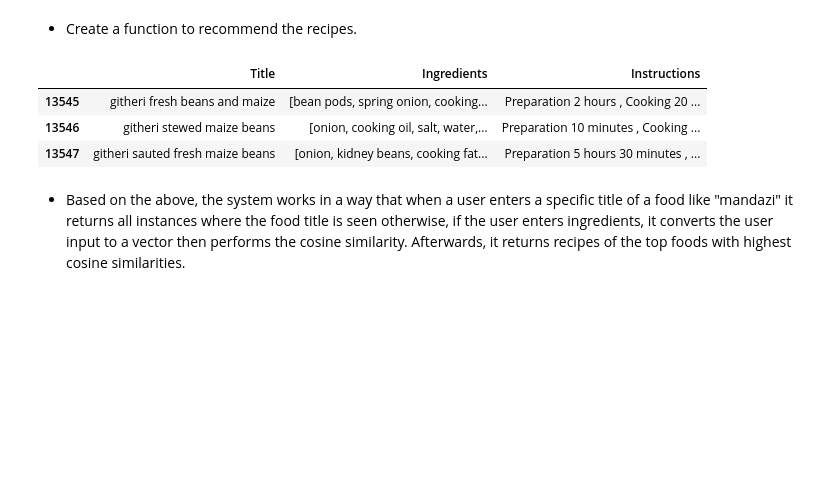
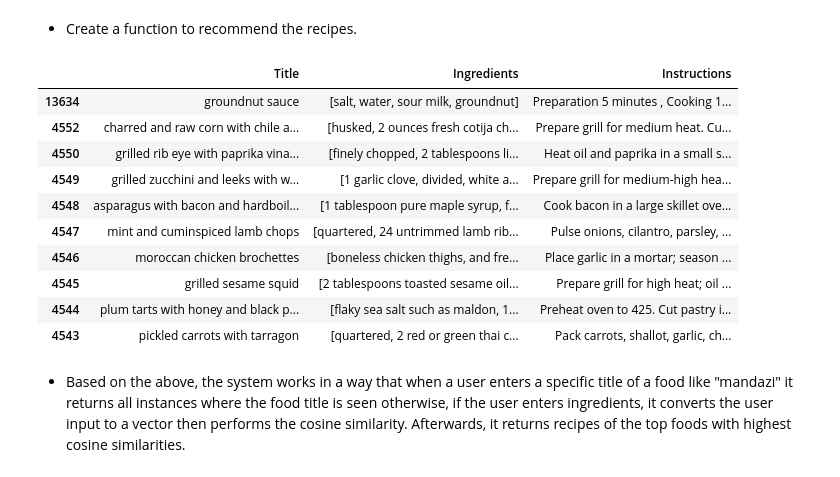
Before and after one commit to Matthewkarani/The-Boma-Pot, a Jupyter notebook: index.ipynb, the cells around one changed output. Saved outputs shown, nothing was run; the diff lists cells and outputs as text; code cells hidden in the pictures; blank space fills up the shorter version.

```diff
--- a/index.ipynb
+++ b/index.ipynb
@@ -563,19 +563,19 @@ array([0.4927, 0.4799, 0.4646, 0.4638, 0.4568])
 - Clean the title.
 # %%
 # clean title column
-def clean_title(title):
+def clean_input(title):
     # Normalize titles by removing punctuation, converting to lowercase, and stripping extra spaces
     title = re.sub(r'[^\w\s]', '', title)
     title = re.sub(r'\s+', ' ', title).strip().lower()
     return title
-combined_df['Title'] = combined_df['Title'].apply(clean_title)
+combined_df['Title'] = combined_df['Title'].apply(clean_input)
 # %% [markdown]
 - Create a function to recommend the recipes.
 # %%
 #function to recommend recipes
 def recommend_recipe(user_input, combined_df, tfidf_vectorizer, tfidf_matrix, n=10):
     # Clean the user input
-    user_input_cleaned = clean_title(user_input)
+    user_input_cleaned = clean_input(user_input)
 
     # Check if the user input matches a specific title
     matching_title = combined_df[combined_df['Title'].str.lower().str.contains(user_input_cleaned)]
@@ -598,16 +598,23 @@ def recommend_recipe(user_input, combined_df, tfidf_vectorizer, tfidf_matrix, n=
     return combined_df.iloc[similar_recipes][['Title', 'Ingredients', 'Instructions']]
 # %%
 #Example usage
-user_input = "githeri"
+user_input = "eggs,tomatoes,onions"
 recommendations = recommend_recipe(user_input, combined_df, tfidf_vectorizer, tfidf_matrix)
 
 # View recommendations
 recommendations
 # %% [output]
 |  | Title | Ingredients | Instructions |
-| 13545 | githeri fresh beans and maize | [bean pods, spring onion, cooking... | Preparation 2 hours , Cooking 20 ... |
-| 13546 | githeri stewed maize beans | [onion, cooking oil, salt, water,... | Preparation 10 minutes , Cooking ... |
-| 13547 | githeri sauted fresh maize beans | [onion, kidney beans, cooking fat... | Preparation 5 hours 30 minutes , ... |
+| 13634 | groundnut sauce | [salt, water, sour milk, groundnut] | Preparation 5 minutes , Cooking 1... |
+| 4552 | charred and raw corn with chile a... | [husked, 2 ounces fresh cotija ch... | Prepare grill for medium heat. Cu... |
+| 4550 | grilled rib eye with paprika vina... | [finely chopped, 2 tablespoons li... | Heat oil and paprika in a small s... |
+| 4549 | grilled zucchini and leeks with w... | [1 garlic clove, divided, white a... | Prepare grill for medium-high hea... |
+| 4548 | asparagus with bacon and hardboil... | [1 tablespoon pure maple syrup, f... | Cook bacon in a large skillet ove... |
+| 4547 | mint and cuminspiced lamb chops | [quartered, 24 untrimmed lamb rib... | Pulse onions, cilantro, parsley, ... |
+| 4546 | moroccan chicken brochettes | [boneless chicken thighs, and fre... | Place garlic in a mortar; season ... |
+| 4545 | grilled sesame squid | [2 tablespoons toasted sesame oil... | Prepare grill for high heat; oil ... |
+| 4544 | plum tarts with honey and black p... | [flaky sea salt such as maldon, 1... | Preheat oven to 425. Cut pastry i... |
+| 4543 | pickled carrots with tarragon | [quartered, 2 red or green thai c... | Pack carrots, shallot, garlic, ch... |
 # %% [markdown]
 - Based on the above, the system works in a way that when a user enters a specific title of a food like "mandazi" it returns all instances where the food title is seen otherwise, if the user enters ingredients, it converts the user input to a vector then performs the cosine similarity. Afterwards, it returns recipes of the top foods with highest cosine similarities.
 # %% [markdown]
```
Also changed, not shown: parts of 9 cells of this notebook, 5 other files.
